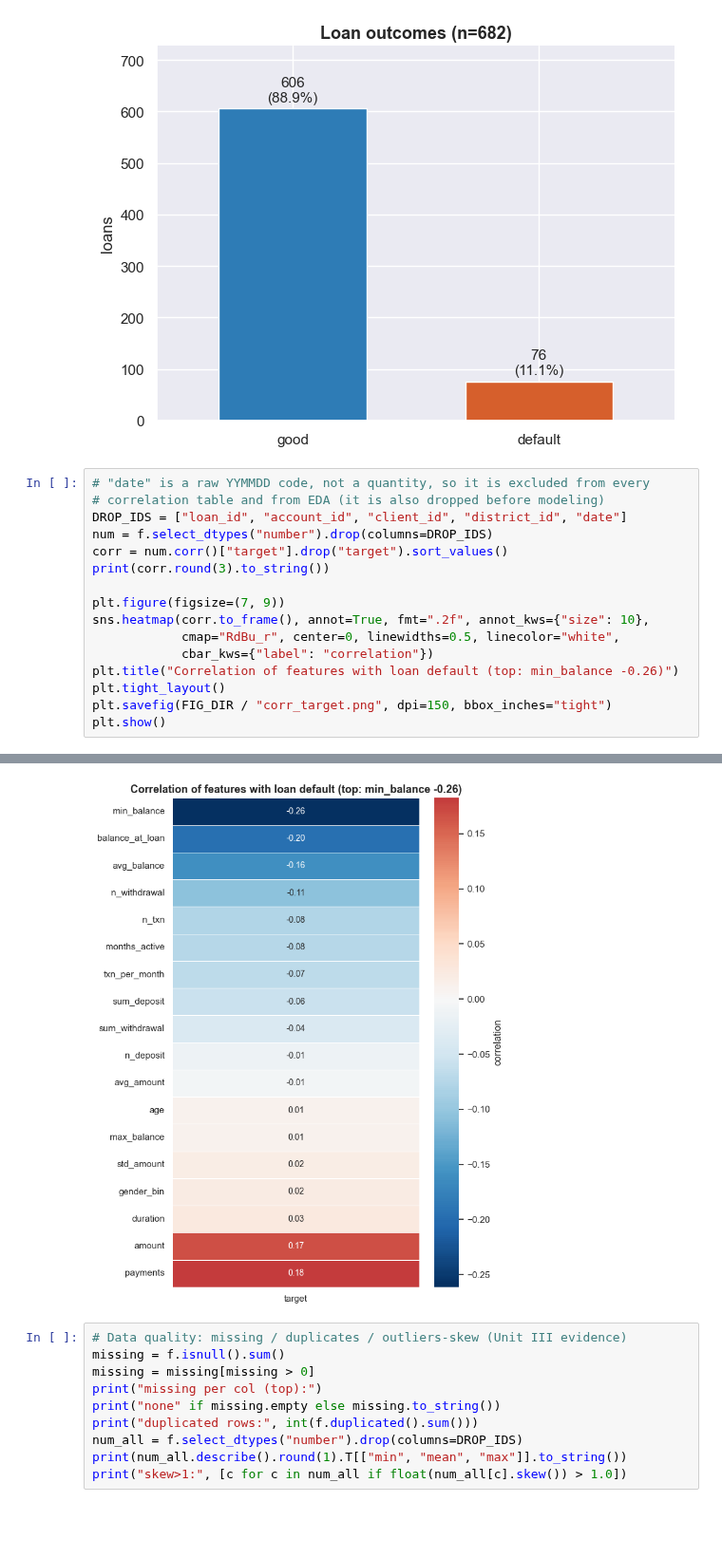
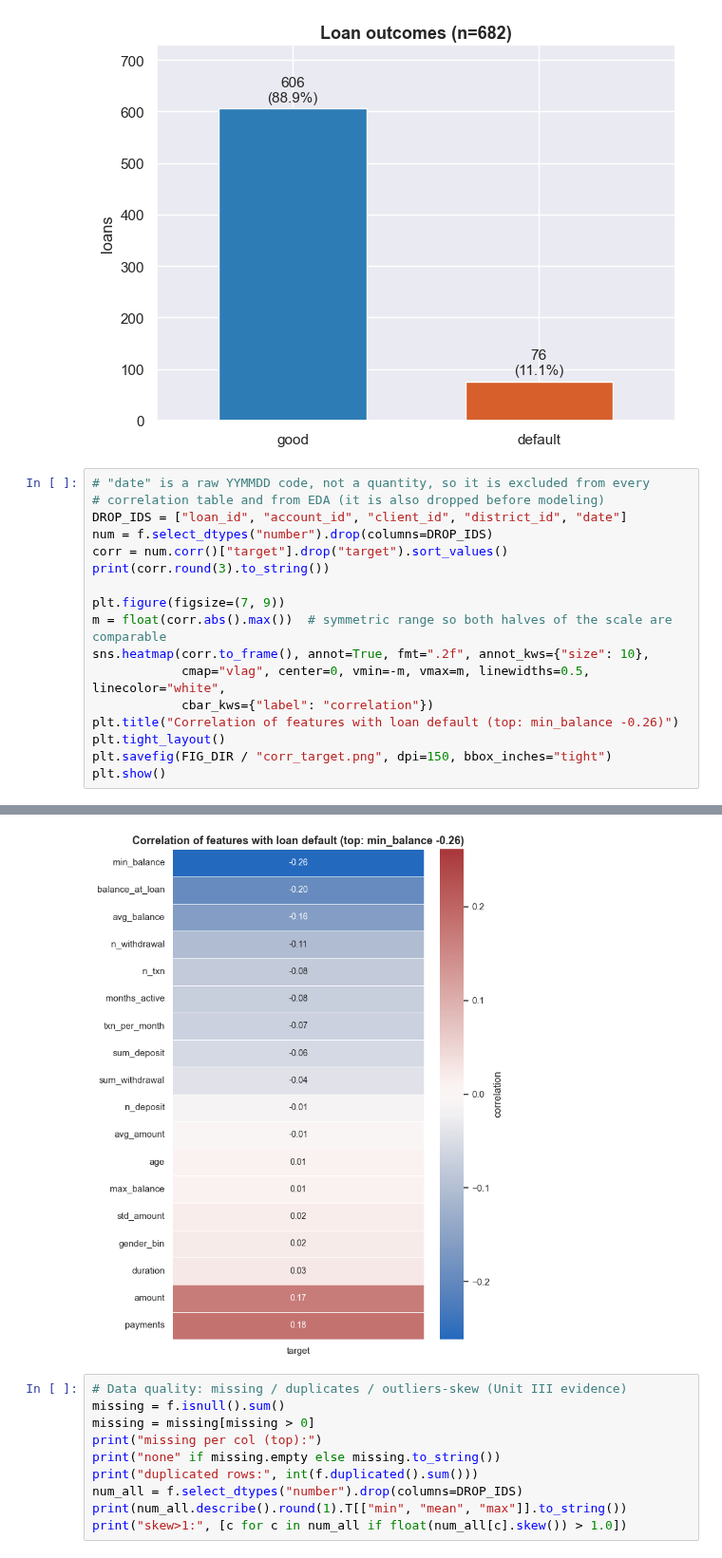
Before and after one commit to DhanushPillay/Customer-Behavioral-Analysis-Loan-Default-Classification, a Jupyter notebook: notebooks/03_eda.ipynb, the cells around one changed output, grey strips where cells are left out. Shown at 95% size. Saved outputs shown, nothing was run; the diff lists cells and outputs as text; blank space fills up the shorter version.

```diff
--- a/notebooks/03_eda.ipynb
+++ b/notebooks/03_eda.ipynb
@@ -51,35 +51,36 @@ DROP_IDS = ["loan_id", "account_id", "client_id", "district_id", "date"]
 num = f.select_dtypes("number").drop(columns=DROP_IDS)
 corr = num.corr()["target"].drop("target").sort_values()
 print(corr.round(3).to_string())
 
 plt.figure(figsize=(7, 9))
+m = float(corr.abs().max())  # symmetric range so both halves of the scale are comparable
 sns.heatmap(corr.to_frame(), annot=True, fmt=".2f", annot_kws={"size": 10},
-            cmap="RdBu_r", center=0, linewidths=0.5, linecolor="white",
+            cmap="vlag", center=0, vmin=-m, vmax=m, linewidths=0.5, linecolor="white",
             cbar_kws={"label": "correlation"})
 plt.title("Correlation of features with loan default (top: min_balance -0.26)")
 plt.tight_layout()
 plt.savefig(FIG_DIR / "corr_target.png", dpi=150, bbox_inches="tight")
 plt.show()
 # %% [output]
 min_balance       -0.261
 balance_at_loan   -0.196
 avg_balance       -0.160
 n_withdrawal      -0.105
 n_txn             -0.079
 months_active     -0.075
 txn_per_month     -0.067
 sum_deposit       -0.057
 sum_withdrawal    -0.041
 n_deposit         -0.013
 avg_amount        -0.007
 age                0.012
 max_balance        0.012
 std_amount         0.019
 gender_bin         0.021
 duration           0.026
 amount             0.168
 payments           0.182
-[figure, old version]
+[figure, new version]
 # %%
 # Data quality: missing / duplicates / outliers-skew (Unit III evidence)
 missing = f.isnull().sum()
```
Also changed, not shown: parts of 2 cells of this notebook, 38 other files.
